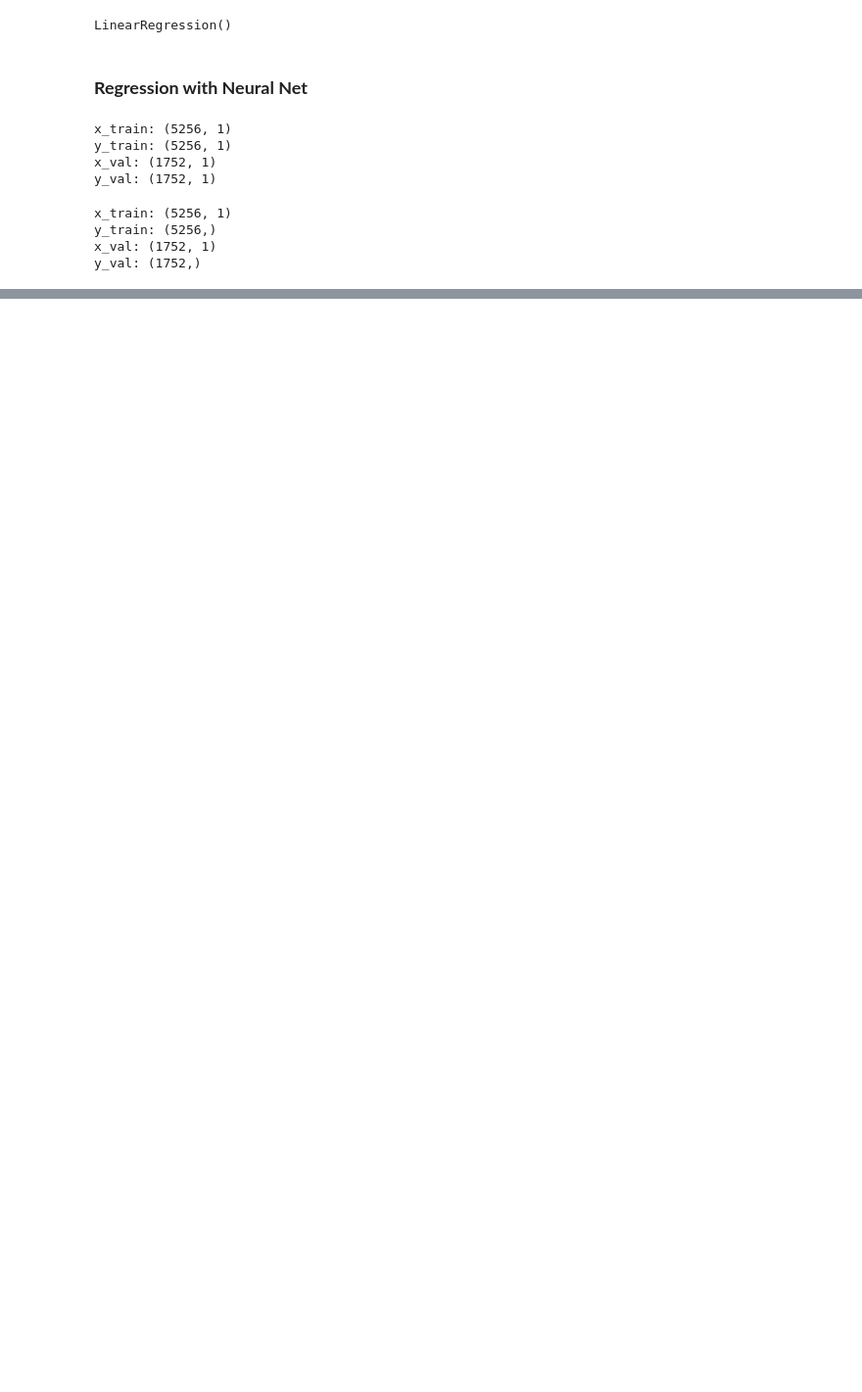
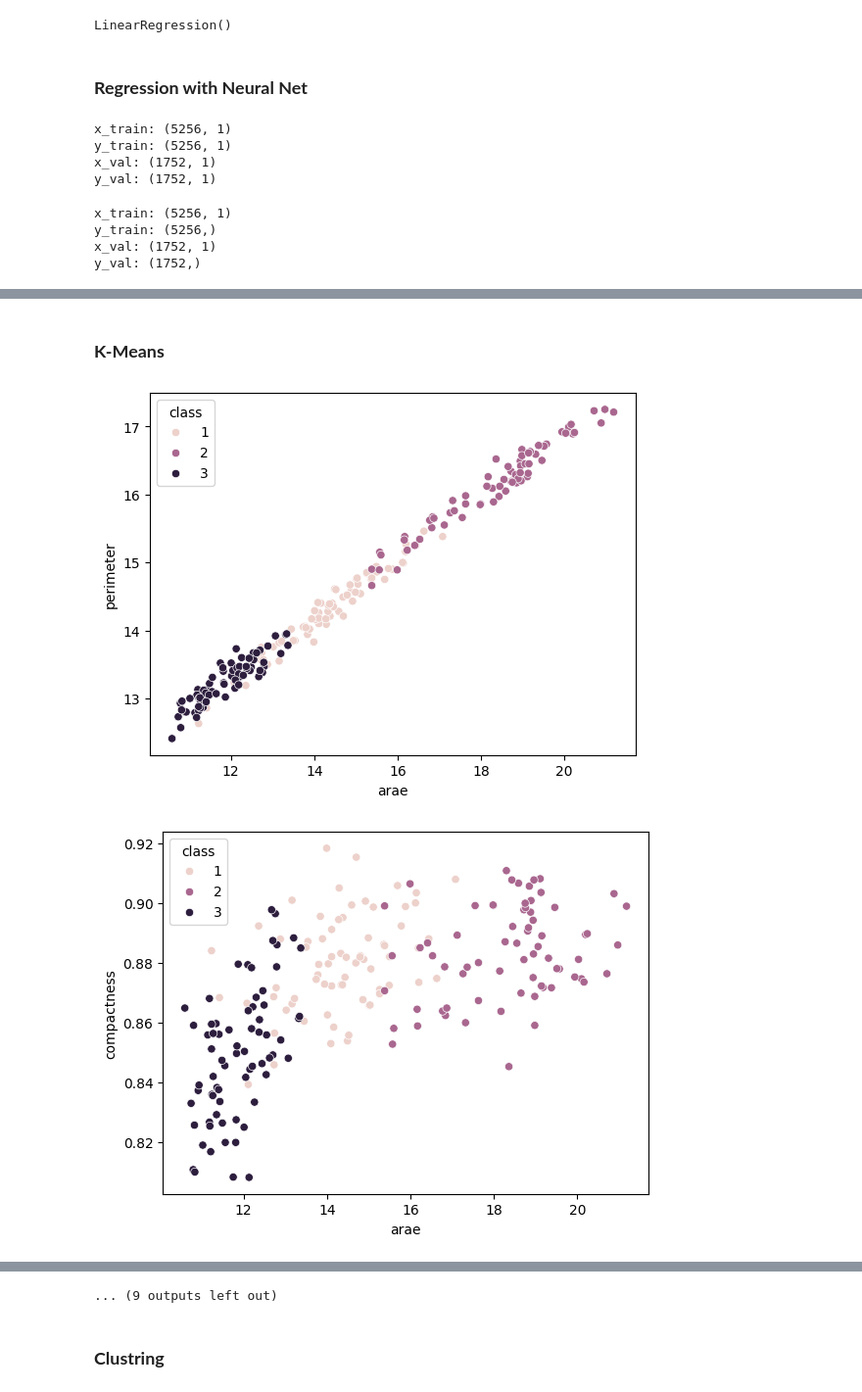
Before and after one commit to Zuhair0000/MAGIC, a Jupyter notebook: Magic.ipynb, the cells around one changed output, grey strips where cells are left out. Shown at 98% size. Drawn from its saved outputs; the diff is of its cells as text; code cells hidden in the pictures; blank space fills up the shorter version.

```diff
--- a/Magic.ipynb
+++ b/Magic.ipynb
@@ -445,0 +446,2 @@ _ = plt.plot(lims, lims, c='red')
+# %% [markdown]
+### **K-Means**
@@ -445,0 +450,13 @@ _ = plt.plot(lims, lims, c='red')
+# %%
+cols = ['arae', 'perimeter', 'compactness', 'length', 'width', 'asymmetry', 'groove', 'class']
+df=pd.read_csv('seeds_dataset.txt', names=cols, sep='\s+')
+# %%
+for i in range(len(cols)-1):
+  for j in range(i+1, len(cols)-1):
+    x_label = cols[i]
+    y_label = cols[j]
+    sns.scatterplot(x=x_label, y=y_label, data=df, hue= 'class')
+    plt.show()
+# %% [output]
+[figure, added]
+[figure, added]
@@ -445,0 +473,3 @@ _ = plt.plot(lims, lims, c='red')
+... (9 outputs left out)
+# %% [markdown]
+### **Clustring**
```
Also changed, not shown: parts of 35 cells of this notebook.
